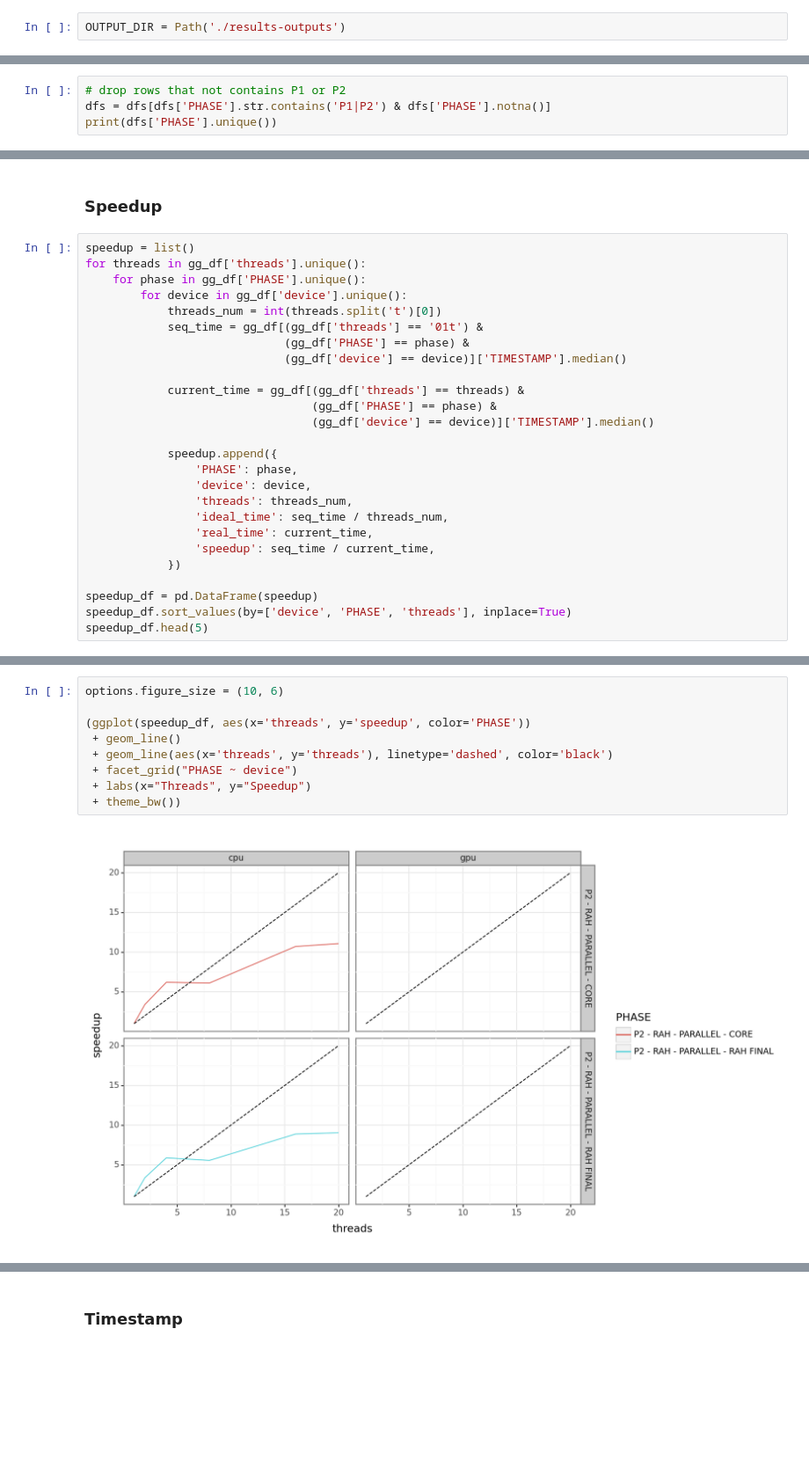
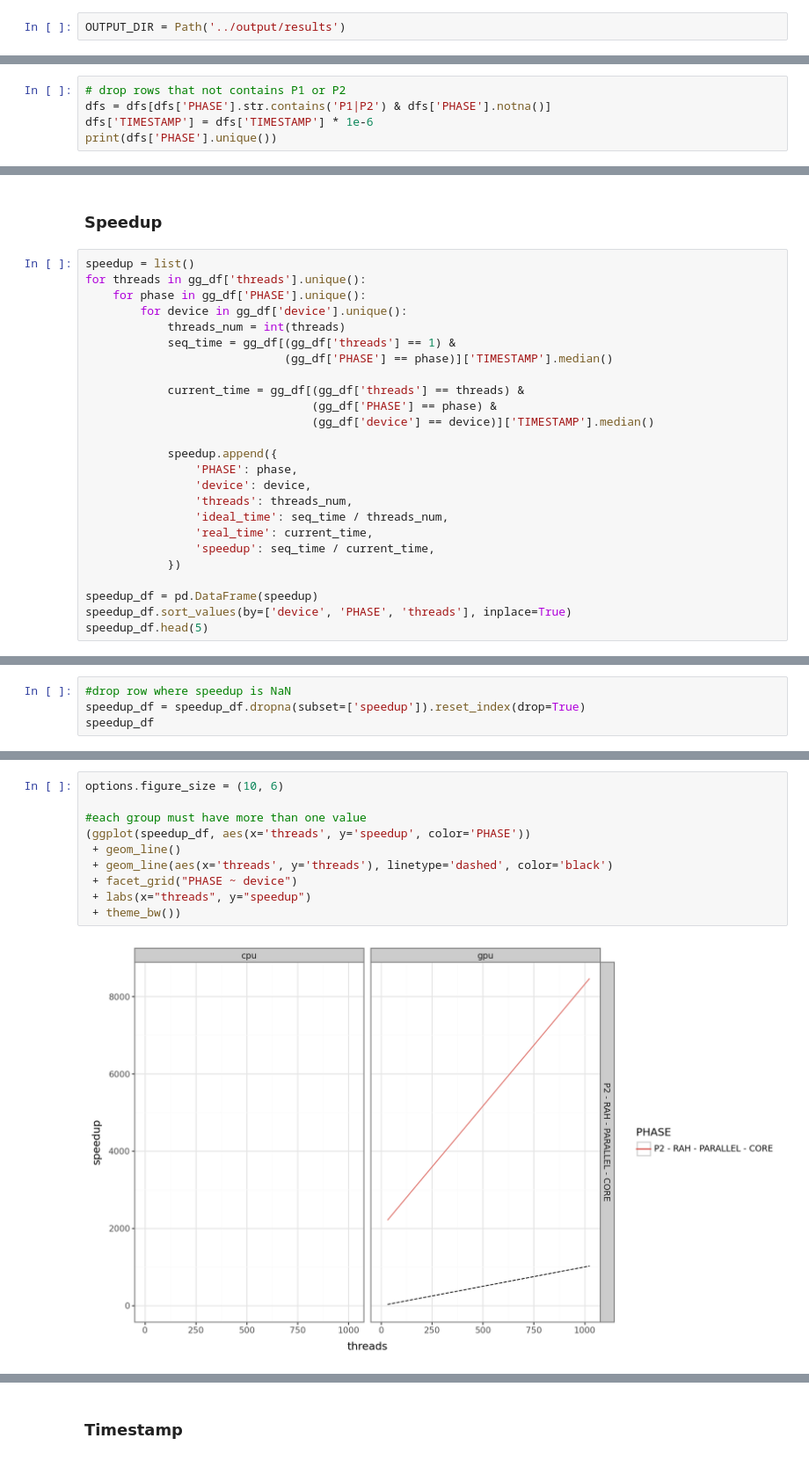
Before and after one commit to cilasmarques/steep-cpp, a Jupyter notebook: scripts/plots.ipynb, the cells around one changed output, grey strips where cells are left out. Shown: that part at 88% size. Saved outputs shown, nothing was run; the diff lists cells and outputs as text; blank space fills up the shorter version.

```diff
--- a/scripts/plots.ipynb
+++ b/scripts/plots.ipynb
@@ -7,7 +7,7 @@ from plotnine import options
 
 from pathlib import Path
 # %%
-OUTPUT_DIR = Path('./results-outputs')
+OUTPUT_DIR = Path('../output/results')
 # %% [markdown]
 ## Load df
 # %%
@@ -52,5 +39,6 @@ print(dfs['PHASE'].unique())
 # %%
 # drop rows that not contains P1 or P2
 dfs = dfs[dfs['PHASE'].str.contains('P1|P2') & dfs['PHASE'].notna()]
+dfs['TIMESTAMP'] = dfs['TIMESTAMP'] * 1e-6
 print(dfs['PHASE'].unique())
 # %% [output]
@@ -78,10 +64,9 @@ speedup = list()
 for threads in gg_df['threads'].unique():
     for phase in gg_df['PHASE'].unique():
         for device in gg_df['device'].unique():
-            threads_num = int(threads.split('t')[0])
-            seq_time = gg_df[(gg_df['threads'] == '01t') &
-                             (gg_df['PHASE'] == phase) &
-                             (gg_df['device'] == device)]['TIMESTAMP'].median()
+            threads_num = int(threads)
+            seq_time = gg_df[(gg_df['threads'] == 1) &
+                             (gg_df['PHASE'] == phase)]['TIMESTAMP'].median()
 
             current_time = gg_df[(gg_df['threads'] == threads) &
                                  (gg_df['PHASE'] == phase) &
@@ -108,0 +94,4 @@ speedup_df.head(5)
+# %%
+#drop row where speedup is NaN
+speedup_df = speedup_df.dropna(subset=['speedup']).reset_index(drop=True)
+speedup_df
@@ -109,11 +103,12 @@ speedup_df.head(5)
 # %%
 options.figure_size = (10, 6)
 
+#each group must have more than one value
 (ggplot(speedup_df, aes(x='threads', y='speedup', color='PHASE'))
  + geom_line()
  + geom_line(aes(x='threads', y='threads'), linetype='dashed', color='black')
  + facet_grid("PHASE ~ device")
- + labs(x="Threads", y="Speedup")
+ + labs(x="threads", y="speedup")
  + theme_bw())
 # %% [output]
-[figure, old version]
+[figure, new version]
```
Also changed, not shown: parts of 15 cells of this notebook, 2 other files.
